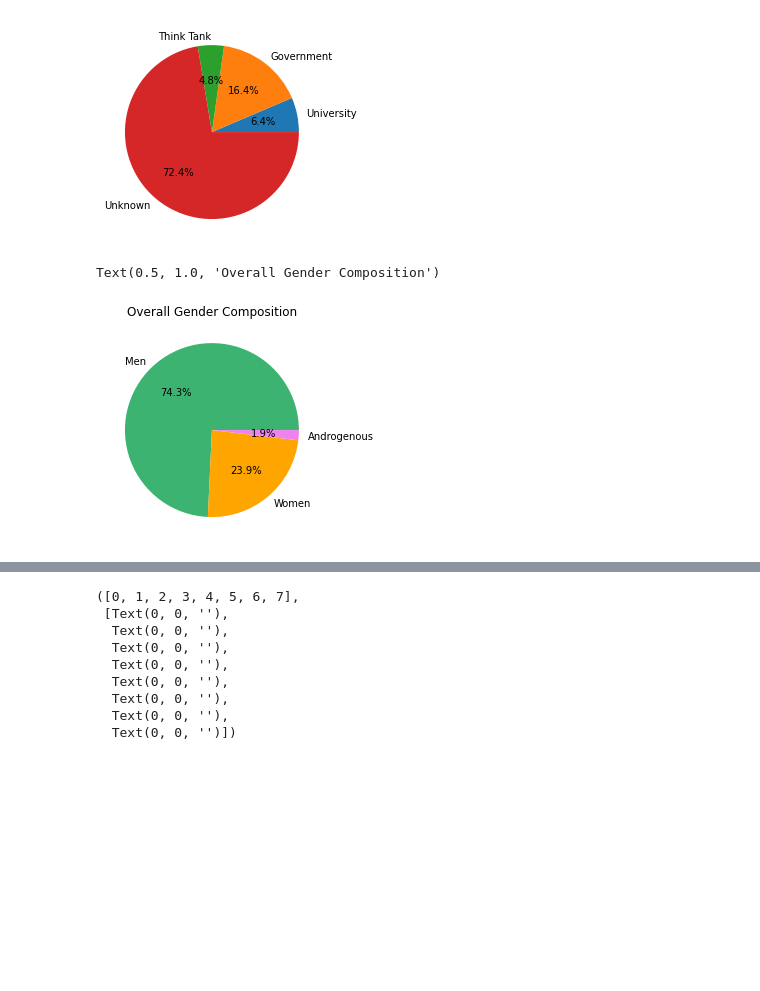
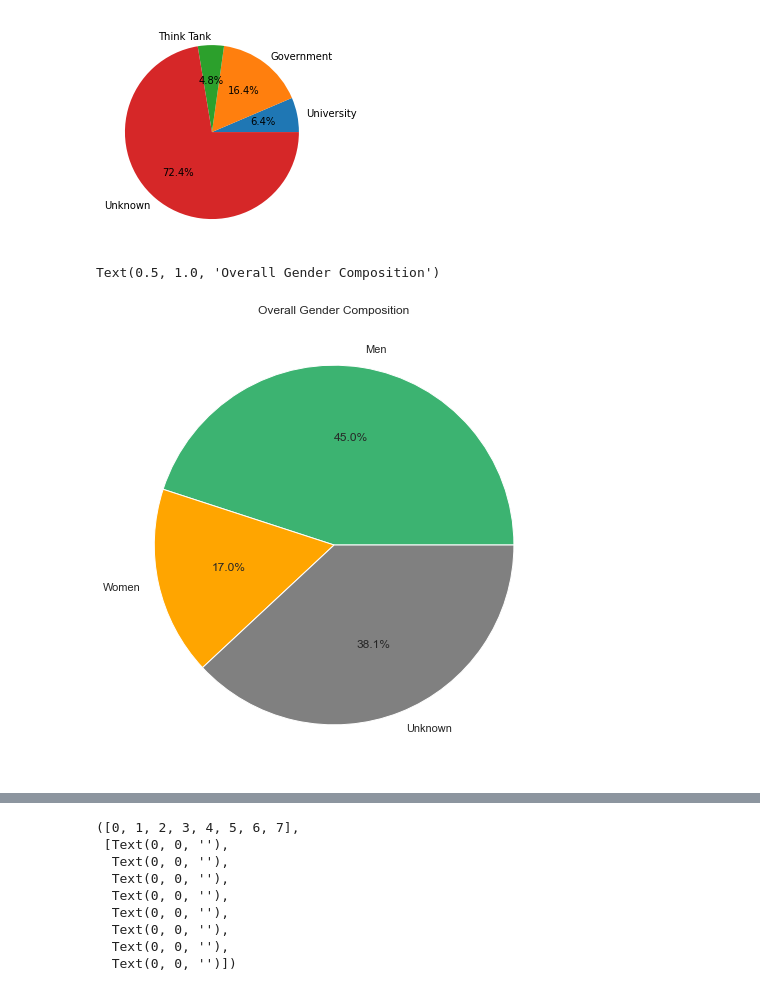
Before and after one commit to rebedorn/macro2, a Jupyter notebook: compare.ipynb, the cells around one changed output, grey strips where cells are left out. Cells and saved outputs as stored; diff of their text form; code cells hidden in the pictures; blank space fills up the shorter version.

```diff
--- a/compare.ipynb
+++ b/compare.ipynb
@@ -542,7 +566,7 @@ def get_genders(df):
         df.loc[i,"gender"] = str(row_gender)
     return df
 
-def get_genders_total(df):
+def get_genders_total(df, usedict = True):
     d = gender.Detector()
     male = 0; female = 0; unknown = 0; andy = 0
     gender_var = {"male" : male, "female": female, "unknown": unknown, "andy" : andy}
@@ -556,9 +580,9 @@ def get_genders_total(df):
         male = 0; female = 0; unknown = 0; andy = 0
         for person in ast.literal_eval(row["people"]):
             p = person.split(" ")[0]
-            if p in unknown_dict.keys():
+            if p in unknown_dict.keys() and usedict == True:
                 g = unknown_dict[p]
-            elif p in andy_dict.keys():
+            elif p in andy_dict.keys() and usedict == True:
                 g = andy_dict[p]
             else:
                 g = d.get_gender(p)
@@ -756,5 +780,11 @@ for i, x in times15.iterrows():
         times15.loc[i,"c_"+l.lower()] = df_slice.shape[0]
         total += df_slice.shape[0]
     times15.loc[i,"c_total"] = total
+# %%
+# Get each quote's expert gender count
+whole_qse = get_genders_total(whole_qse)
+whole_educ = get_genders_total(whole_educ)
+whole_gov = get_genders_total(whole_gov)
+whole_thinkt = get_genders_total(whole_thinkt)
 # %% [markdown]
 ## Bootstrapping Dataset
@@ -866,0 +1005,11 @@ plt.hist(stat_ratio2[stat_ratio2.group == 'right'].ratio)
+# %%
+sns.set_style('darkgrid')
+plt.barh(np.arange(4) + .25, qse_bs.mu_m,.25,label='Men',xerr = qse_bs.std_m, color = 'mediumseagreen')
+plt.barh(np.arange(4), qse_bs.mu_w,.25,label='Women',xerr = qse_bs.std_w, color='orange')
+plt.barh(np.arange(4) - .25, qse_bs.mu_au,.25,label='Unknown',xerr = qse_bs.std_au, color='gray')
+plt.yticks(np.arange(4),['All','Academic\n Institutions','Federal\n Bodies','Think Tanks'],fontsize=14)
+plt.xticks(np.arange(0,.9,.1),[str(i)+"%" for i in np.arange(0,90,10)],fontsize=14)
+plt.ylabel("Organization Type",fontsize=14)
+plt.xlabel("Percentage",fontsize=14)
+plt.legend(fontsize=12)
+plt.title("Gender Composition by Organization Type",fontsize=14)
@@ -890,0 +1133,14 @@ stat_whole
+# %%
+plt.hist(any_men.quote_length.values,bins=[x for x in np.arange(0,850,50)],color="mediumseagreen",label="Men")
+plt.hist(any_women.quote_length.values,bins=[x for x in np.arange(0,850,50)],color="orange",label="Women")
+plt.title("Sentence Length Distribution",fontsize=20)
+plt.xlabel("Characters",fontsize=18,)
+plt.ylabel("Sentences",fontsize=18)
+plt.legend(fontsize=18)
+
+# Sentence length t-test: normal distribution
+whole_qse["quote_length"] = whole_qse.quote.str.len()
+any_men = whole_qse[whole_qse.male_t > 0]
+any_women = whole_qse[whole_qse.female_t > 0]
+more_men = whole_qse
+scipy.stats.ttest_ind(a=any_men.quote_length, b=any_women.quote_length, equal_var = False)
@@ -1424,10 +1784,10 @@ plt.pie(toplot,labels=['University','Government','Think Tank','Unknown'],autopct
   Text(-0.3880028389879558, -0.4576612250751493, '72.4%')])
 [figure]
 # %%
-total = whole_qse['female_t'].sum() + whole_qse['male_t'].sum() + whole_qse['andy_t'].sum()
-toplot = [whole_qse['male_t'].sum()/total, whole_qse['female_t'].sum()/total,whole_qse['andy_t'].sum()/total,]
-plt.pie(toplot, colors=['mediumseagreen','orange','violet','skyblue'],labels=['Men','Women','Androgenous'],autopct='%1.1f%%')
+total = whole_qse['female_t'].sum() + whole_qse['male_t'].sum() + whole_qse['andy_t'].sum() #+ whole_qse['unknown_t'].sum()
+toplot = [whole_qse['male_t'].sum()/total, whole_qse['female_t'].sum()/total, (whole_qse['andy_t'].sum() + whole_qse['unknown_t'].sum())/total]
+plt.pie(toplot, colors=['mediumseagreen','orange','gray'],labels=['Men','Women','Unknown'],autopct='%1.1f%%')
 plt.title('Overall Gender Composition')
 # %% [output]
 Text(0.5, 1.0, 'Overall Gender Composition')
-[figure, old version]
+[figure, new version]
```
Also changed, not shown: parts of 62 cells of this notebook.
